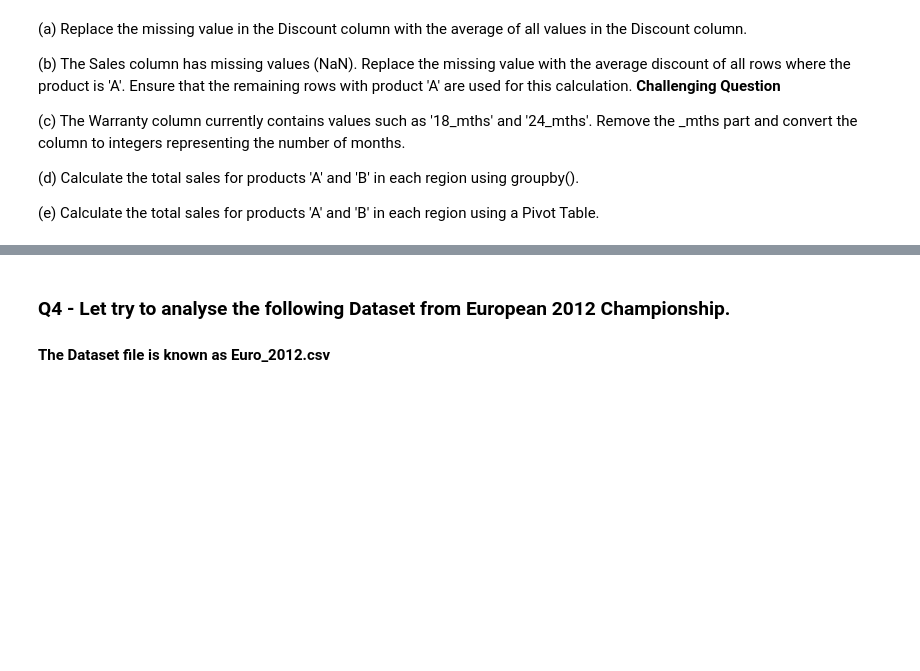
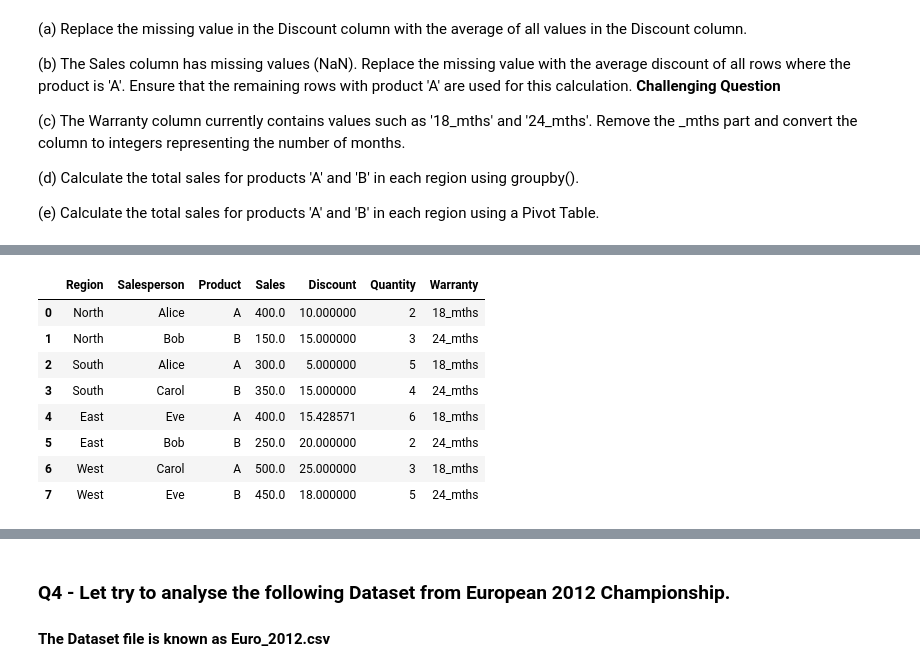
Before and after one commit to wongwenbing/Y2S2, a Jupyter notebook: Programming for Data Science/PDS Test 1 Revision/Lab_06_StudentCopy.ipynb, the cells around one changed output, grey strips where cells are left out. Drawn from its saved outputs; the diff is of its cells as text; code cells hidden in the pictures; blank space fills up the shorter version.

```diff
--- a/Programming for Data Science/PDS Test 1 Revision/Lab_06_StudentCopy.ipynb
+++ b/Programming for Data Science/PDS Test 1 Revision/Lab_06_StudentCopy.ipynb
@@ -253,9 +392,20 @@ df
 # %%
 # Type your Q3(b) answers here
 # Solution 1
-
-
+mean=df[df['Product']=='A']['Sales'].mean(skipna=True)
+df['Sales']=df['Sales'].fillna(mean)
+df
 # Alternate Solution 2
+# %% [output]
+|  | Region | Salesperson | Product | Sales | Discount | Quantity | Warranty |
+| 0 | North | Alice | A | 400.0 | 10.000000 | 2 | 18_mths |
+| 1 | North | Bob | B | 150.0 | 15.000000 | 3 | 24_mths |
+| 2 | South | Alice | A | 300.0 | 5.000000 | 5 | 18_mths |
+| 3 | South | Carol | B | 350.0 | 15.000000 | 4 | 24_mths |
+| 4 | East | Eve | A | 400.0 | 15.428571 | 6 | 18_mths |
+| 5 | East | Bob | B | 250.0 | 20.000000 | 2 | 24_mths |
+| 6 | West | Carol | A | 500.0 | 25.000000 | 3 | 18_mths |
+| 7 | West | Eve | B | 450.0 | 18.000000 | 5 | 24_mths |
 # %%
 # Type your Q3(c) answers here
 # Drop '_mths' from Warranty and convert to integer
```
Also changed, not shown: parts of 31 cells of this notebook, 2 other files.
